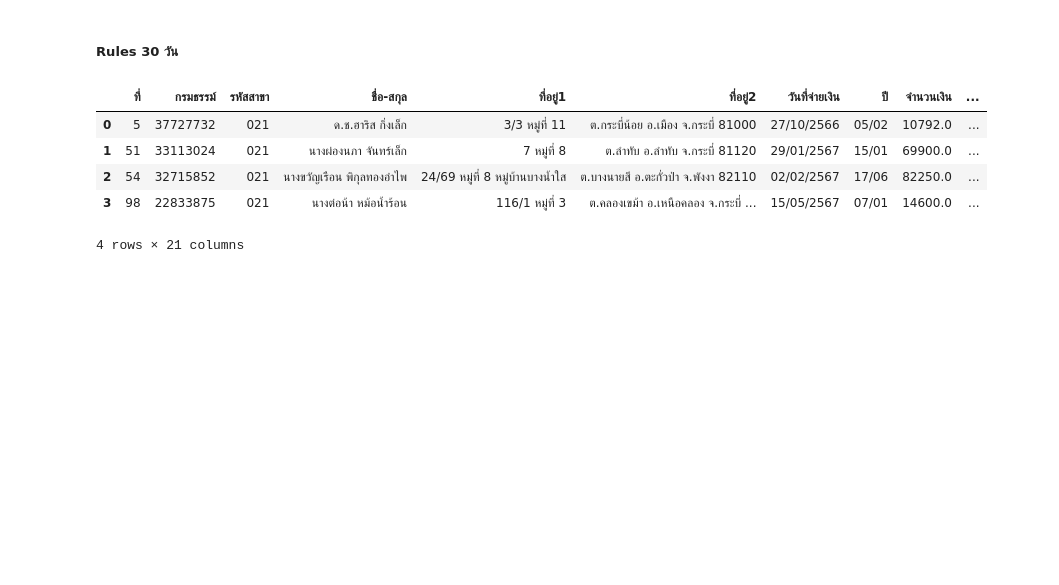
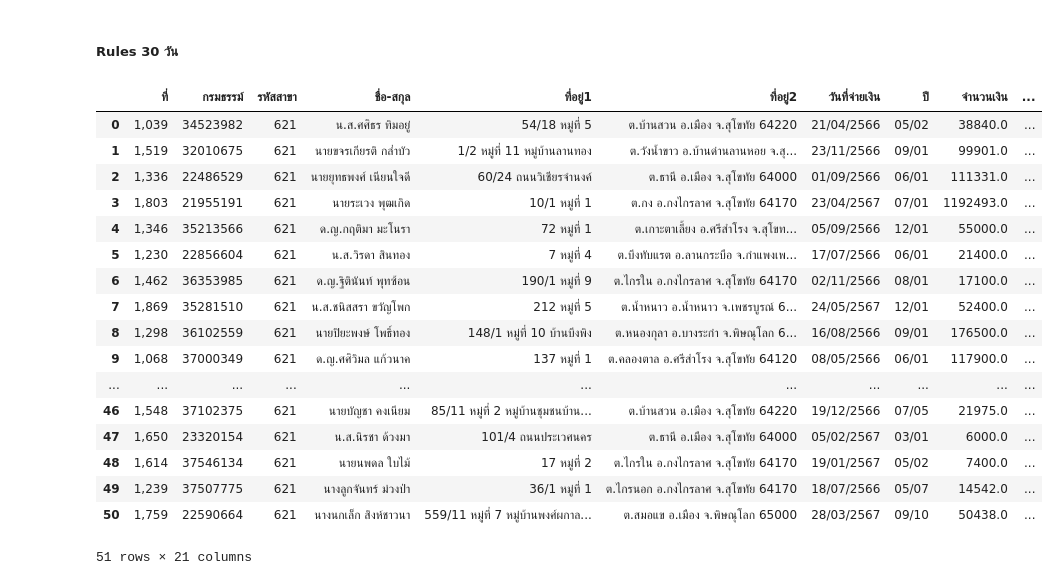
Before and after one commit to CCharoenchai/Rules-Desktop, a Jupyter notebook: 03.ORD.ipynb, the cells around one changed output. Saved outputs shown, nothing was run; the diff lists cells and outputs as text; code cells hidden in the pictures; blank space fills up the shorter version.

```diff
--- a/03.ORD.ipynb
+++ b/03.ORD.ipynb
@@ -10,9 +10,9 @@ warnings.filterwarnings('ignore')
 #### ส่วนจัดการไฟล์
 # %%
 #เปลี่ยน path
-path = r'C:\Users\charoenchai.chu\Desktop\Rules\RULE-4\021\021'
-path00 = r'C:\Users\charoenchai.chu\Desktop\Rules\RULE-4'
-file_name00 = 'ORD_021'
+path = r'C:\Users\charoenchai.chu\Desktop\Rules\621-สุโขทัย'
+path00 = r'C:\Users\charoenchai.chu\Desktop\Rules'
+file_name00 = 'ord-621'
 
 file_path00 = os.path.join(path00, file_name00 + '.xlsx')
 df=pd.read_excel(file_path00 , skiprows= 4)
@@ -135,7 +135,9 @@ df_phon1 = df_phon0[df_phon0['index'] == 1]
 df_phon2 = df_phon0[df_phon0['index'] == 2]
 
 df_phon = pd.merge(df_phon1,df_phon2 , on= 'addressid' , how= 'left' )
-df_phon = df_phon[['addressid' , 'phoneno_x' ,'phoneno_y']]
+df_phon['phoneno_1'] = df_phon['phoneno_x']
+df_phon['phoneno_2'] = df_phon['phoneno_y']
+df_phon = df_phon[['addressid' , 'phoneno_1' ,'phoneno_2']]
 # df_phon = df_phon[df_phon['addressid'] == 'x007023918']
 # df_phon
 # %%
@@ -145,7 +147,7 @@ file_df2 = pd.merge(file_df1 ,df_person , on= 'personid' , how='left')
 file_df3 = pd.merge(file_df2 ,df_phon , on= 'addressid' , how='left')
 # file_df3.head()
 # %%
-acl_df = file_df3[['ที่','กรมธรรม์','รหัสสาขา','ชื่อ-สกุล', 'ที่อยู่1','ที่อยู่2', 'วันที่จ่ายเงิน','ปี','จำนวนเงิน','รับเอง', 'รับมอบฯ','duedate','personid','referenceid','phoneno_x', 'phoneno_y']]
+acl_df = file_df3[['ที่','กรมธรรม์','รหัสสาขา','ชื่อ-สกุล', 'ที่อยู่1','ที่อยู่2', 'วันที่จ่ายเงิน','ปี','จำนวนเงิน','รับเอง', 'รับมอบฯ','duedate','personid','referenceid','phoneno_1', 'phoneno_2']]
 
 acl_df['จำนวนเงิน'] = acl_df['จำนวนเงิน'].astype(str).str.replace(',', '').astype(float)
 
@@ -338,15 +340,27 @@ ORD_30day_204['Remark'] = 'รับเอง_ขาดชำระไม่เ
 # %%
 # รวมไฟล์
 ORD_30day_df = pd.concat([ORD_30day_201, ORD_30day_202 ,ORD_30day_203 ,ORD_30day_204], ignore_index=True)
-ORD_30day_df = ORD_30day_df[['ที่',	'กรมธรรม์',	'รหัสสาขา',	'ชื่อ-สกุล',	'ที่อยู่1',	'ที่อยู่2',	'วันที่จ่ายเงิน',	'ปี',	'จำนวนเงิน',	'รับเอง',	'รับมอบฯ',	'duedate',	'personid',	'referenceid',	'phoneno_x','phoneno_y',	'duedate_CTOD',	'วันที่จ่ายเงิน_CTOD',	'review_ขาดการชำระเบี้ย',	'Rules',	'Remark']]
-ORD_30day_df
+ORD_30day_df = ORD_30day_df[['ที่',	'กรมธรรม์',	'รหัสสาขา',	'ชื่อ-สกุล',	'ที่อยู่1',	'ที่อยู่2',	'วันที่จ่ายเงิน',	'ปี',	'จำนวนเงิน',	'รับเอง',	'รับมอบฯ',	'duedate',	'personid',	'referenceid',	'phoneno_1','phoneno_2',	'duedate_CTOD',	'วันที่จ่ายเงิน_CTOD',	'review_ขาดการชำระเบี้ย',	'Rules',	'Remark']]
+# ORD_30day_df
 # %% [output]
 |  | ที่ | กรมธรรม์ | รหัสสาขา | ชื่อ-สกุล | ที่อยู่1 | ที่อยู่2 | วันที่จ่ายเงิน | ปี | จำนวนเงิน | ... |
-| 0 | 5 | 37727732 | 021 | ด.ช.ฮาริส กิ่งเล็ก | 3/3 หมู่ที่ 11 | ต.กระบี่น้อย อ.เมือง จ.กระบี่ 81000 | 27/10/2566 | 05/02 | 10792.0 | ... |
-| 1 | 51 | 33113024 | 021 | นางผ่องนภา จันทร์เล็ก | 7 หมู่ที่ 8 | ต.ลำทับ อ.ลำทับ จ.กระบี่ 81120 | 29/01/2567 | 15/01 | 69900.0 | ... |
-| 2 | 54 | 32715852 | 021 | นางขวัญเรือน พิกุลทองอำไพ | 24/69 หมู่ที่ 8 หมู่บ้านบางน้ำใส | ต.บางนายสี อ.ตะกั่วป่า จ.พังงา 82110 | 02/02/2567 | 17/06 | 82250.0 | ... |
-| 3 | 98 | 22833875 | 021 | นางต่อน้า หม้อน้ำร้อน | 116/1 หมู่ที่ 3 | ต.คลองเขม้า อ.เหนือคลอง จ.กระบี่ ... | 15/05/2567 | 07/01 | 14600.0 | ... |
+| 0 | 1,039 | 34523982 | 621 | น.ส.ศศิธร ทิมอยู่ | 54/18 หมู่ที่ 5 | ต.บ้านสวน อ.เมือง จ.สุโขทัย 64220 | 21/04/2566 | 05/02 | 38840.0 | ... |
+| 1 | 1,519 | 32010675 | 621 | นายขจรเกียรติ กล่ำบัว | 1/2 หมู่ที่ 11 หมู่บ้านลานทอง | ต.วังน้ำขาว อ.บ้านด่านลานหอย จ.สุ... | 23/11/2566 | 09/01 | 99901.0 | ... |
+| 2 | 1,336 | 22486529 | 621 | นายยุทธพงศ์ เนียนใจดี | 60/24 ถนนวิเชียรจำนงค์ | ต.ธานี อ.เมือง จ.สุโขทัย 64000 | 01/09/2566 | 06/01 | 111331.0 | ... |
+| 3 | 1,803 | 21955191 | 621 | นายระเวง พุฒเกิด | 10/1 หมู่ที่ 1 | ต.กง อ.กงไกรลาศ จ.สุโขทัย 64170 | 23/04/2567 | 07/01 | 1192493.0 | ... |
+| 4 | 1,346 | 35213566 | 621 | ด.ญ.กฤติมา มะโนรา | 72 หมู่ที่ 1 | ต.เกาะตาเลี้ยง อ.ศรีสำโรง จ.สุโขท... | 05/09/2566 | 12/01 | 55000.0 | ... |
+| 5 | 1,230 | 22856604 | 621 | น.ส.วิรดา สินทอง | 7 หมู่ที่ 4 | ต.บึงทับแรต อ.ลานกระบือ จ.กำแพงเพ... | 17/07/2566 | 06/01 | 21400.0 | ... |
+| 6 | 1,462 | 36353985 | 621 | ด.ญ.ฐิตินันท์ พุทซ้อน | 190/1 หมู่ที่ 9 | ต.ไกรใน อ.กงไกรลาศ จ.สุโขทัย 64170 | 02/11/2566 | 08/01 | 17100.0 | ... |
+| 7 | 1,869 | 35281510 | 621 | น.ส.ชนิสสรา ขวัญโพก | 212 หมู่ที่ 5 | ต.น้ำหนาว อ.น้ำหนาว จ.เพชรบูรณ์ 6... | 24/05/2567 | 12/01 | 52400.0 | ... |
+| 8 | 1,298 | 36102559 | 621 | นายปิยะพงษ์ โพธิ์ทอง | 148/1 หมู่ที่ 10 บ้านบึงพิง | ต.หนองกุลา อ.บางระกำ จ.พิษณุโลก 6... | 16/08/2566 | 09/01 | 176500.0 | ... |
+| 9 | 1,068 | 37000349 | 621 | ด.ญ.ศศิวิมล แก้วนาค | 137 หมู่ที่ 1 | ต.คลองตาล อ.ศรีสำโรง จ.สุโขทัย 64120 | 08/05/2566 | 06/01 | 117900.0 | ... |
+| ... | ... | ... | ... | ... | ... | ... | ... | ... | ... | ... |
+| 46 | 1,548 | 37102375 | 621 | นายบัญชา คงเนียม | 85/11 หมู่ที่ 2 หมู่บ้านชุมชนบ้าน... | ต.บ้านสวน อ.เมือง จ.สุโขทัย 64220 | 19/12/2566 | 07/05 | 21975.0 | ... |
+| 47 | 1,650 | 23320154 | 621 | น.ส.นิรชา ด้วงมา | 101/4 ถนนประเวศนคร | ต.ธานี อ.เมือง จ.สุโขทัย 64000 | 05/02/2567 | 03/01 | 6000.0 | ... |
+| 48 | 1,614 | 37546134 | 621 | นายนพดล ใบไม้ | 17 หมู่ที่ 2 | ต.ไกรใน อ.กงไกรลาศ จ.สุโขทัย 64170 | 19/01/2567 | 05/02 | 7400.0 | ... |
+| 49 | 1,239 | 37507775 | 621 | นางลูกจันทร์ ม่วงป่า | 36/1 หมู่ที่ 1 | ต.ไกรนอก อ.กงไกรลาศ จ.สุโขทัย 64170 | 18/07/2566 | 05/07 | 14542.0 | ... |
+| 50 | 1,759 | 22590664 | 621 | นางนกเล็ก สิงห์ชาวนา | 559/11 หมู่ที่ 7 หมู่บ้านพงศ์ผกาล... | ต.สมอแข อ.เมือง จ.พิษณุโลก 65000 | 28/03/2567 | 09/10 | 50438.0 | ... |
-4 rows × 21 columns
+51 rows × 21 columns
 # %%
 now = datetime.now().strftime("%d%m%Y")
 
```
Also changed, not shown: 3 other files.
